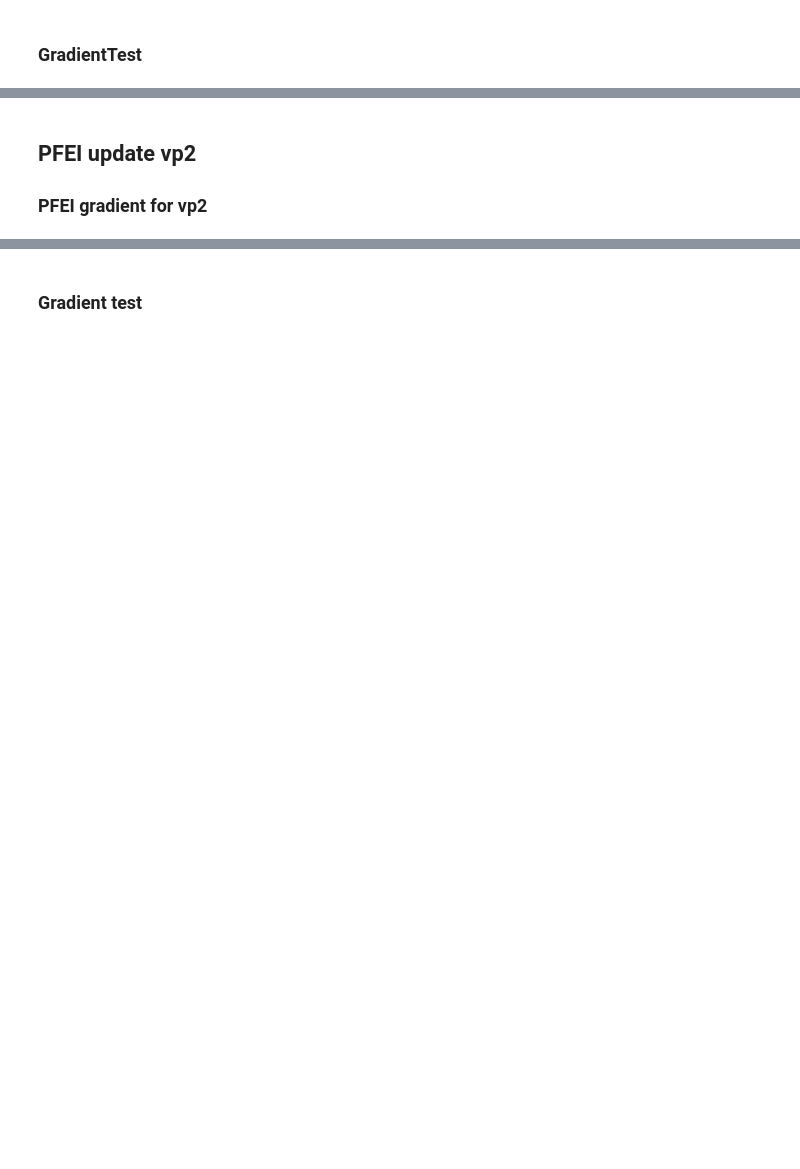
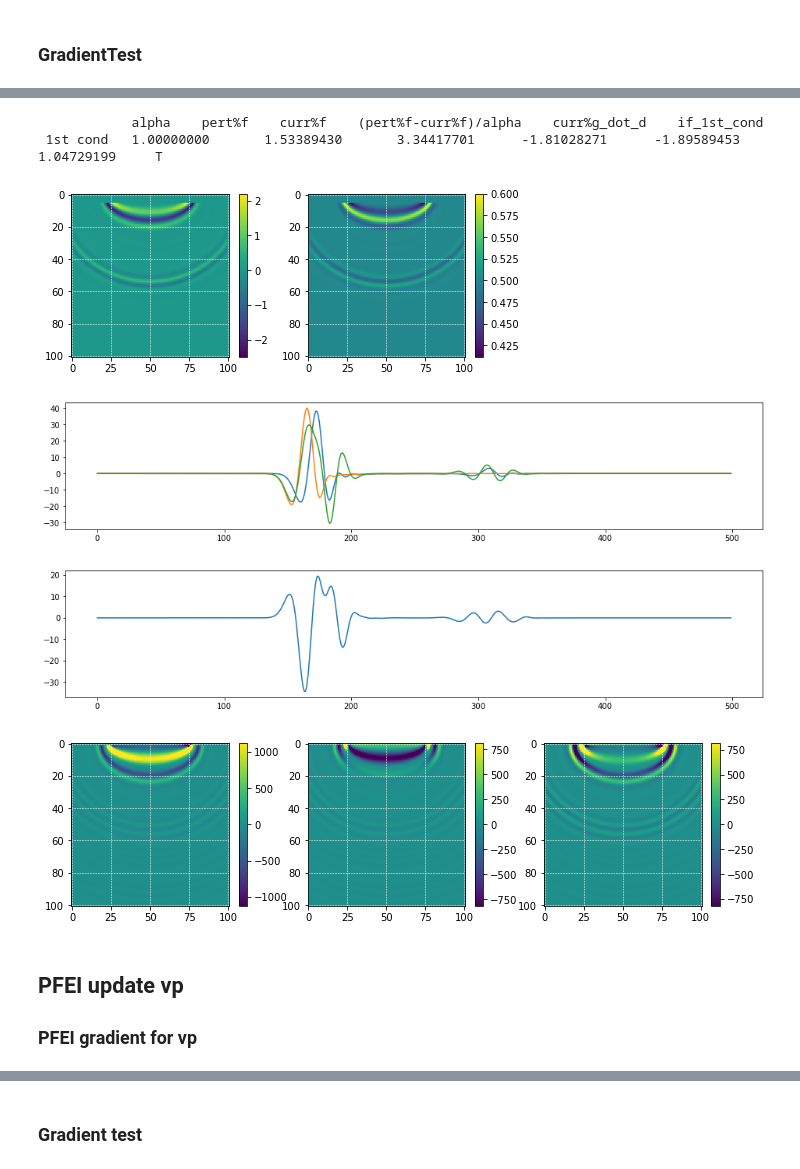
Before and after one commit to joeyartech/SeisJIMU, a Jupyter notebook: Demo/04_GradientTest/go_notEnv.ipynb, the cells around one changed output, grey strips where cells are left out. Cells and saved outputs as stored; diff of their text form; code cells hidden in the pictures; blank space fills up the shorter version.

Commit message:
pass adjointtest & gradienttest

```diff
--- a/Demo/04_GradientTest/go_notEnv.ipynb
+++ b/Demo/04_GradientTest/go_notEnv.ipynb
@@ -245,4 +165,50 @@ plt.plot(read_su('results_fwd/dsyn_Shot0001.su')-(read_su('results/RE0_Shot0001.
+# %%
+# w/o reflections
+!makevel nz=$nz nx=$nx v000=1600 > model
+!makevel nz=1   nx=$nx v000=100  > topo
+
+#!make App=PFEI
+
+!cp setup_default setup_test
+!echo "FILE_DATA_PREFIX    'results_fwd/dsyn_Shot'" >> setup_test
+!echo "FILE_TOPO            topo" >> setup_test
+!echo "PARAMETER            'tilD:-0.001:0.001'" >> setup_test
+!echo "LS_SCALING           2e-4" >> setup_test
+!echo "ALPHAS               1 " >> setup_test
+
+!rm -r results
+!../../exe/GradientTest  setup_test > out
+
+!cp results/pert%x prior_tilD_scaled
+!farith < prior_tilD_scaled op=scale scale=0.002 | farith op=bias bias=-0.001 > tilD
+
+!echo '            alpha    pert%f    curr%f    (pert%f-curr%f)/alpha    curr%g_dot_d    if_1st_cond'
+!grep '1st cond' out
+
+plt.figure(figsize=(12,3))
+plt.subplot(1,3,1);imshow(read('results/qp0%pg'))
+plt.subplot(1,3,2);imshow(read('results/pert%x'))
+
+plt.figure(figsize=(16,3))
+plt.plot(read_su('results_fwd/dsyn_Shot0001.su'))
+plt.plot(read_su('results/RE0_Shot0001.su'))
+plt.plot(read_su('results/RE0_Shot0001.su')+read_su('results/RdE_Shot0001.su'))
+
+plt.figure(figsize=(16,3))
+plt.plot(read_su('results/dadj_Shot0001.su'))
+
+plt.figure(figsize=(12,3))
+plt.subplot(1,3,1);tmp1=-1000*read('results/F2_star_E0%lap_rp_sp'); imshow(tmp1,perc=99)
+plt.subplot(1,3,2);tmp2=-read('results/F2_star_E0%div_rp_div_sp'); imshow(tmp2,perc=99)
+plt.subplot(1,3,3);imshow(tmp1+tmp2,perc=99)
+# %% [output]
+            alpha    pert%f    curr%f    (pert%f-curr%f)/alpha    curr%g_dot_d    if_1st_cond
+ 1st cond   1.00000000       1.53389430       3.34417701      -1.81028271      -1.89589453       1.04729199     T
+[figure, added]
+[figure, added]
+[figure, added]
+[figure, added]
 # %% [markdown]
-## PFEI update vp2
-### PFEI gradient for vp2
+## PFEI update vp
+### PFEI gradient for vp
 # %%
```
Also changed, not shown: parts of 15 cells of this notebook, 17 other files.
